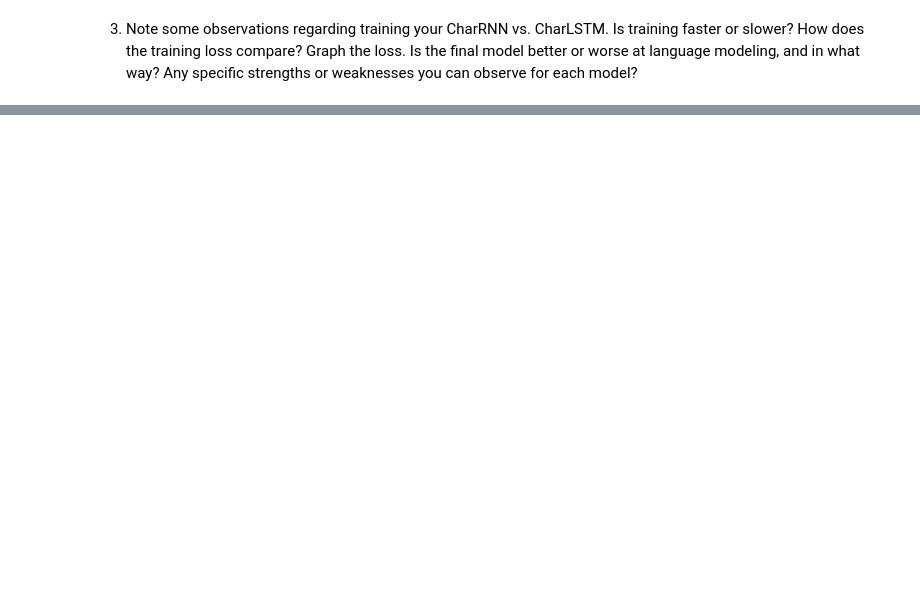
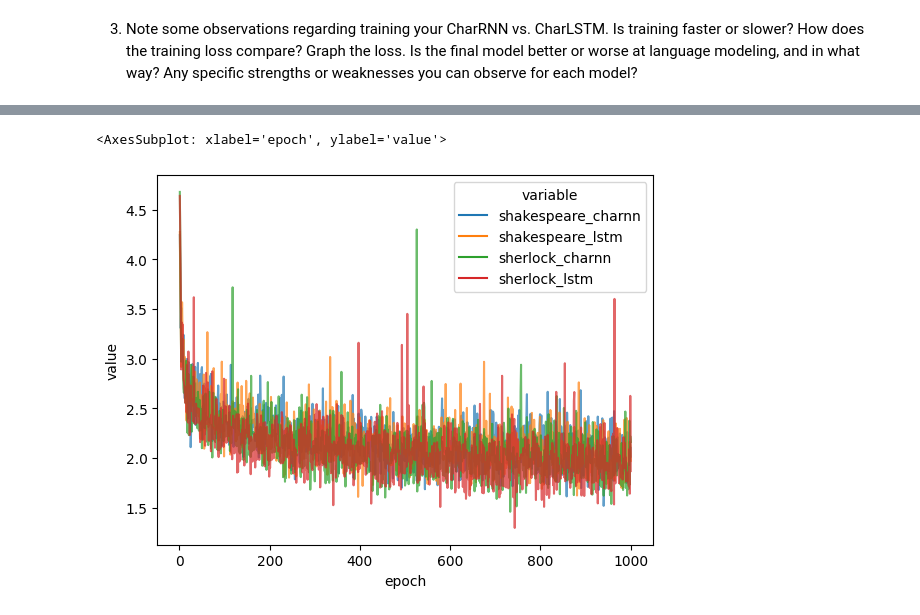
Before and after one commit to mathematiguy/comp-599-assignment-3, a Jupyter notebook: Report.ipynb, the cells around one changed output, grey strips where cells are left out. Drawn from its saved outputs; the diff is of its cells as text; code cells hidden in the pictures; blank space fills up the shorter version.

```diff
--- a/Report.ipynb
+++ b/Report.ipynb
@@ -86,13 +95,6 @@ Starting model train..
 **For the REPORT, please do the following:**
 1. Train your CharLSTM on the Sherlock Holmes dataset provided. Include 3-5 samples generated from the model once you are reasonably confident in your model’s modelling abilities.
 # %%
-hidden_size = 512
-embedding_size = 300
-seq_len = 100
-lr = 0.002
-num_epochs = 100
-epoch_size = 10  # one epoch is this # of examples
-out_seq_len = 200
 data_path = "./data/sherlock.txt"
 
 # code to initialize dataloader, model
@@ -100,6 +102,11 @@ dataset = CharSeqDataloader(
     filepath=data_path, seq_len=seq_len, examples_per_epoch=epoch_size
 )
 model = CharLSTM(
+    num_epochs=num_epochs,
+    epoch_size=epoch_size,
+    out_seq_len=out_seq_len,
+    lr=lr,
+    seq_len=seq_len,
     n_chars=len(dataset.unique_chars),
     embedding_size=embedding_size,
     hidden_size=hidden_size,
@@ -114,13 +121,6 @@ Starting model train..
 # %% [markdown]
 2. Train your CharLSTM on the Shakespeare dataset provided. Do the same as above.
 # %%
-hidden_size = 512
-embedding_size = 300
-seq_len = 100
-lr = 0.002
-num_epochs = 100
-epoch_size = 10  # one epoch is this # of examples
-out_seq_len = 200
 data_path = "./data/shakespeare.txt"
 
 # code to initialize dataloader, model
@@ -128,6 +128,11 @@ dataset = CharSeqDataloader(
     filepath=data_path, seq_len=seq_len, examples_per_epoch=epoch_size
 )
 model = CharLSTM(
+    num_epochs=num_epochs,
+    epoch_size=epoch_size,
+    out_seq_len=out_seq_len,
+    lr=lr,
+    seq_len=seq_len,
     n_chars=len(dataset.unique_chars),
     embedding_size=embedding_size,
     hidden_size=hidden_size,
@@ -144,2 +152,12 @@ with open('data/progress.json', 'w') as f:
 # %% [markdown]
 3. Note some observations regarding training your CharRNN vs. CharLSTM. Is training faster or slower? How does the training loss compare? Graph the loss. Is the final model better or worse at language modeling, and in what way? Any specific strengths or weaknesses you can observe for each model?
+# %%
+progress = {}
+models = ['shakespeare_charnn', 'shakespeare_lstm', 'sherlock_charnn', 'sherlock_lstm']
+for m in models:
+    with open(f'data/{m}.json', 'r') as f:
+        progress[m] = json.load(f)
+# %%
+progress_df = pd.DataFrame(progress)
+progress_df['epoch'] = np.arange(1,len(progress_df)+1)
+progress_df
@@ -145,0 +178,6 @@ with open('data/progress.json', 'w') as f:
+# %%
+progress_df_long = progress_df.melt(id_vars=['epoch'], value_vars=[col for col in progress_df.columns if not col == 'epoch'])
+sns.lineplot(data=progress_df_long, x='epoch', y='value', hue='variable', alpha=0.7)
+# %% [output]
+<AxesSubplot: xlabel='epoch', ylabel='value'>
+[figure, added]
```
Also changed, not shown: parts of 11 cells of this notebook, 7 other files.
